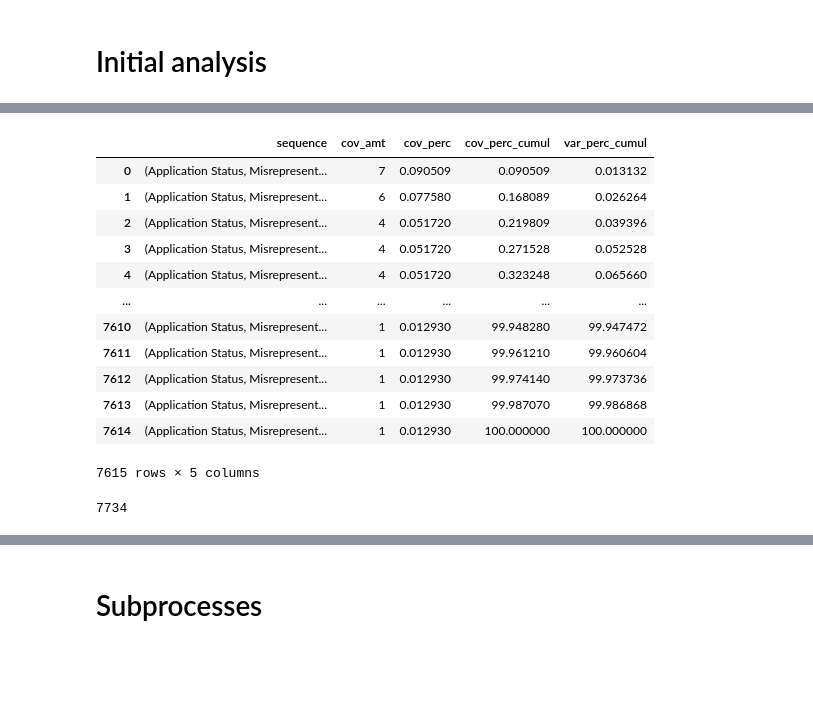
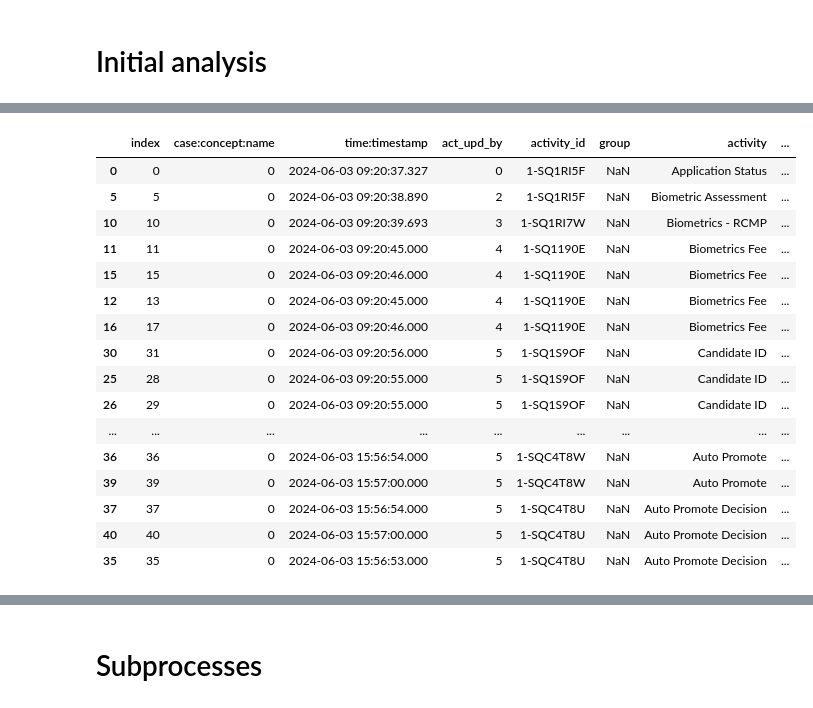
Before and after one commit to ProcessMining-uOttawa/ircc, a Jupyter notebook: ircc-lifecycles-new.ipynb, the cells around one changed output, grey strips where cells are left out. Drawn from its saved outputs; the diff is of its cells as text; code cells hidden in the pictures; blank space fills up the shorter version.

```diff
--- a/ircc-lifecycles-new.ipynb
+++ b/ircc-lifecycles-new.ipynb
@@ -19,0 +192,23 @@ log = pd.read_csv("data/combined_event_log_anonymous.csv")
+# %%
+log['time_diff2'] = log['time_diff']
+log.loc[log['time_diff2'] < 60, 'time_diff2'] = 0
+# %%
+# TODO could be done more cleverly using only pandas
+# (currently takea a few minutes)
+# based on rows with time_diff > 0, get their timestamps
+# based on the index ranges, create intervals; e.g., [ 1, 40 ] = timestamp_x
+# where timestamp_x is found at index 1, and timestamp_(x+1) is found at index 41
+# then, assign time:timestamp2 based on where they fall in the intervals
+
+log['time:timestamp2'] = log['time:timestamp']
+
+cur_ts = None
+for idx, row in log.iterrows():
+    if (idx % 1000 == 0):
+        print(idx, round((idx / log.shape[0]) * 100, 2), "%")
+
+    if row['time_diff2'] > 0: # always the case for the first row
+         cur_ts = row['time:timestamp']
+
+    else:
+        log.loc[idx, 'time:timestamp2'] = cur_ts
@@ -20,25 +233,22 @@ log = pd.read_csv("data/combined_event_log_anonymous.csv")
 # %%
-log = log.rename({ 'app_num': 'case:concept:name', 'activity': 'concept:name' }, axis=1)
-
-var_stats = get_variants_stats(log)
-var_stats
+log = log.sort_values(by=['case:concept:name', 'time:timestamp2', 'concept:name'])
-# %% [output]
-|  | sequence | cov_amt | cov_perc | cov_perc_cumul | var_perc_cumul |
-| 0 | (Application Status, Misrepresent... | 7 | 0.090509 | 0.090509 | 0.013132 |
-| 1 | (Application Status, Misrepresent... | 6 | 0.077580 | 0.168089 | 0.026264 |
-| 2 | (Application Status, Misrepresent... | 4 | 0.051720 | 0.219809 | 0.039396 |
-| 3 | (Application Status, Misrepresent... | 4 | 0.051720 | 0.271528 | 0.052528 |
-| 4 | (Application Status, Misrepresent... | 4 | 0.051720 | 0.323248 | 0.065660 |
-| ... | ... | ... | ... | ... | ... |
-| 7610 | (Application Status, Misrepresent... | 1 | 0.012930 | 99.948280 | 99.947472 |
-| 7611 | (Application Status, Misrepresent... | 1 | 0.012930 | 99.961210 | 99.960604 |
-| 7612 | (Application Status, Misrepresent... | 1 | 0.012930 | 99.974140 | 99.973736 |
-| 7613 | (Application Status, Misrepresent... | 1 | 0.012930 | 99.987070 | 99.986868 |
-| 7614 | (Application Status, Misrepresent... | 1 | 0.012930 | 100.000000 | 100.000000 |
-7615 rows × 5 columns
-# %%
-len(log['case:concept:name'].unique())
-
-# 7734 traces vs. 7615 variants XD
-# %% [output]
-7734
+# %%
+log[log['case:concept:name']==0].head(40)
+# %% [output]
+|  | index | case:concept:name | time:timestamp | act_upd_by | activity_id | group | activity | ... |
+| 0 | 0 | 0 | 2024-06-03 09:20:37.327 | 0 | 1-SQ1RI5F | NaN | Application Status | ... |
+| 5 | 5 | 0 | 2024-06-03 09:20:38.890 | 2 | 1-SQ1RI5F | NaN | Biometric Assessment | ... |
+| 10 | 10 | 0 | 2024-06-03 09:20:39.693 | 3 | 1-SQ1RI7W | NaN | Biometrics - RCMP | ... |
+| 11 | 11 | 0 | 2024-06-03 09:20:45.000 | 4 | 1-SQ1190E | NaN | Biometrics Fee | ... |
+| 15 | 15 | 0 | 2024-06-03 09:20:46.000 | 4 | 1-SQ1190E | NaN | Biometrics Fee | ... |
+| 12 | 13 | 0 | 2024-06-03 09:20:45.000 | 4 | 1-SQ1190E | NaN | Biometrics Fee | ... |
+| 16 | 17 | 0 | 2024-06-03 09:20:46.000 | 4 | 1-SQ1190E | NaN | Biometrics Fee | ... |
+| 30 | 31 | 0 | 2024-06-03 09:20:56.000 | 5 | 1-SQ1S9OF | NaN | Candidate ID | ... |
+| 25 | 28 | 0 | 2024-06-03 09:20:55.000 | 5 | 1-SQ1S9OF | NaN | Candidate ID | ... |
+| 26 | 29 | 0 | 2024-06-03 09:20:55.000 | 5 | 1-SQ1S9OF | NaN | Candidate ID | ... |
+| ... | ... | ... | ... | ... | ... | ... | ... | ... |
+| 36 | 36 | 0 | 2024-06-03 15:56:54.000 | 5 | 1-SQC4T8W | NaN | Auto Promote | ... |
+| 39 | 39 | 0 | 2024-06-03 15:57:00.000 | 5 | 1-SQC4T8W | NaN | Auto Promote | ... |
+| 37 | 37 | 0 | 2024-06-03 15:56:54.000 | 5 | 1-SQC4T8U | NaN | Auto Promote Decision | ... |
+| 40 | 40 | 0 | 2024-06-03 15:57:00.000 | 5 | 1-SQC4T8U | NaN | Auto Promote Decision | ... |
+| 35 | 35 | 0 | 2024-06-03 15:56:53.000 | 5 | 1-SQC4T8U | NaN | Auto Promote Decision | ... |
```
Also changed, not shown: parts of 47 cells of this notebook, 2 other files.
